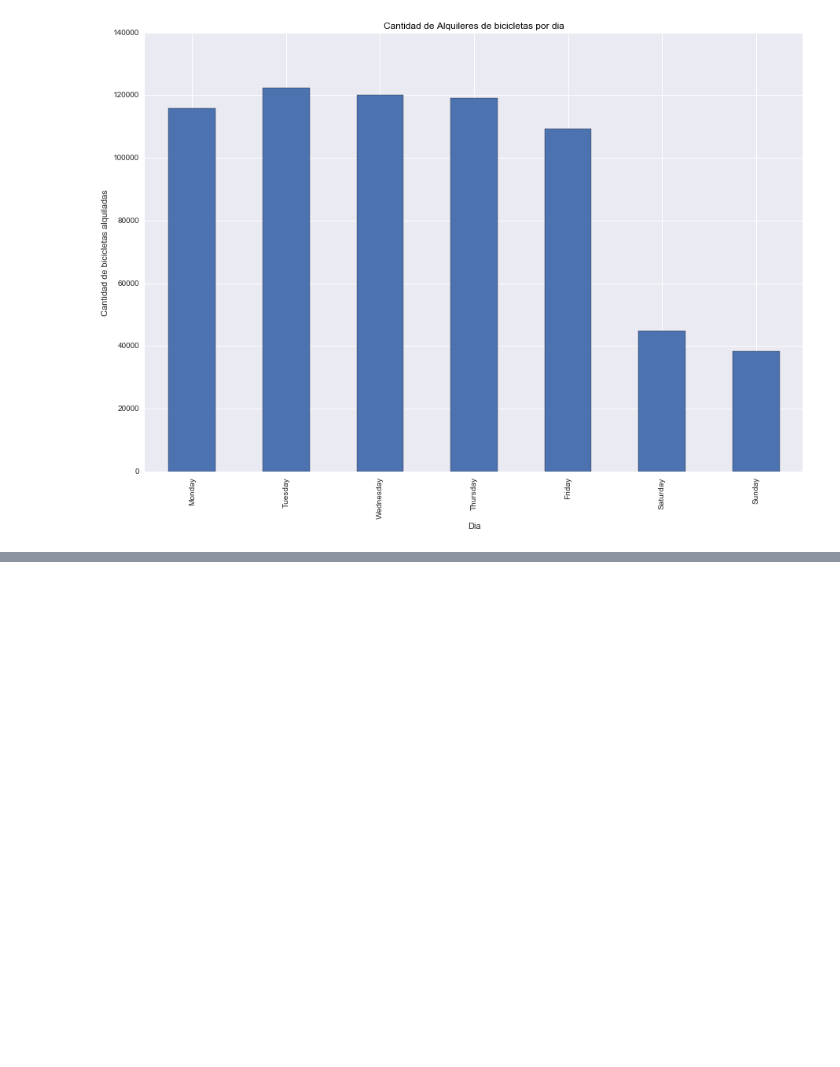
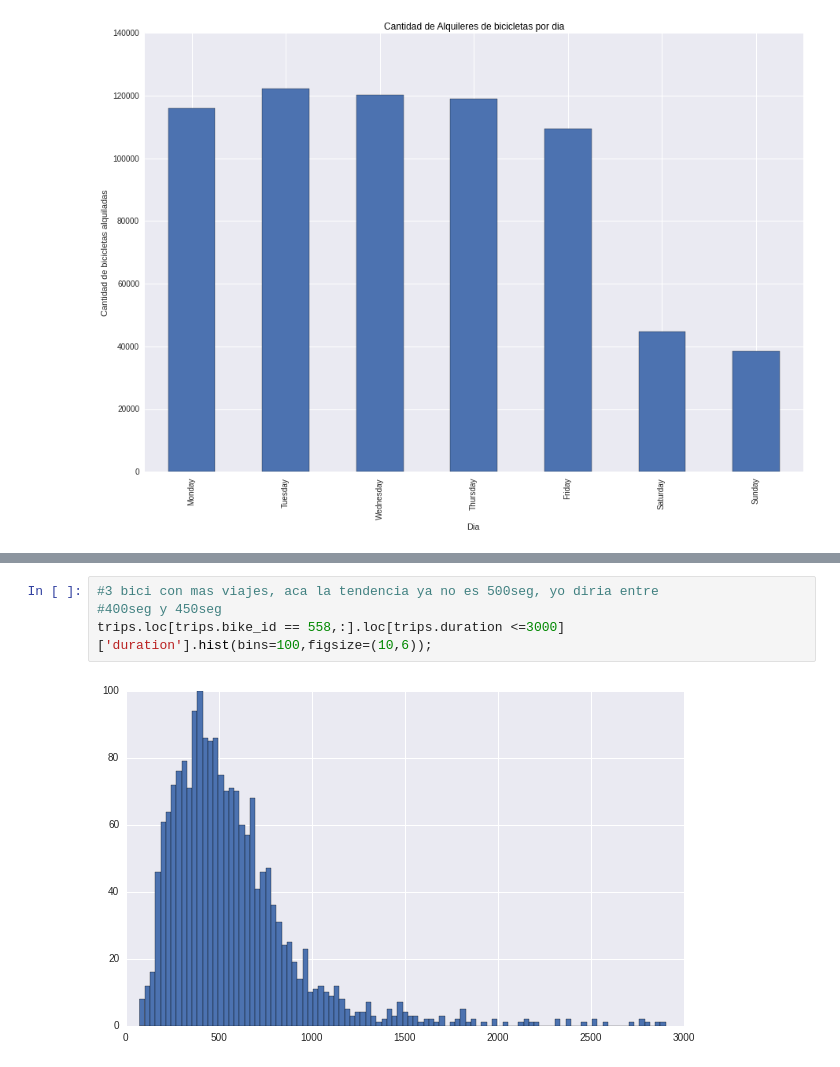
Before and after one commit to AlexVilla92/TP-Datos-2017, a Jupyter notebook: TP1-Exploracion-de-Datos-01-Cantidad-de-bicicletas-por-dia-y-hora.ipynb, the cells around one changed output, grey strips where cells are left out. Cells and saved outputs as stored; diff of their text form; blank space fills up the shorter version.

```diff
--- a/TP1-Exploracion-de-Datos-01-Cantidad-de-bicicletas-por-dia-y-hora.ipynb
+++ b/TP1-Exploracion-de-Datos-01-Cantidad-de-bicicletas-por-dia-y-hora.ipynb
@@ -136,0 +175,6 @@ plt.xlabel('Dia')
+# %%
+#3 bici con mas viajes, aca la tendencia ya no es 500seg, yo diria entre
+#400seg y 450seg
+trips.loc[trips.bike_id == 558,:].loc[trips.duration <=3000]['duration'].hist(bins=100,figsize=(10,6));
+# %% [output]
+[figure, added]
```
Also changed, not shown: parts of 12 cells of this notebook.
